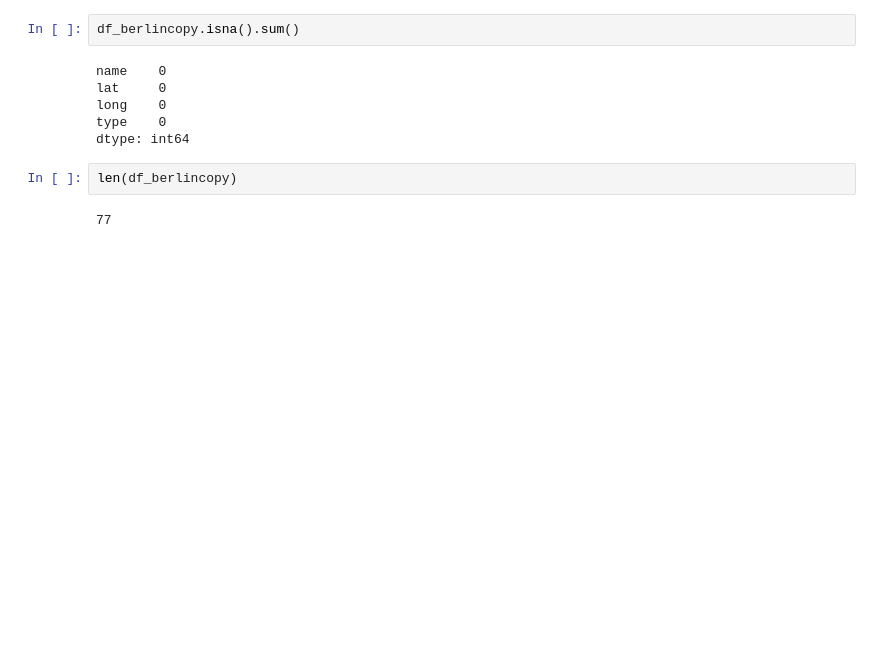
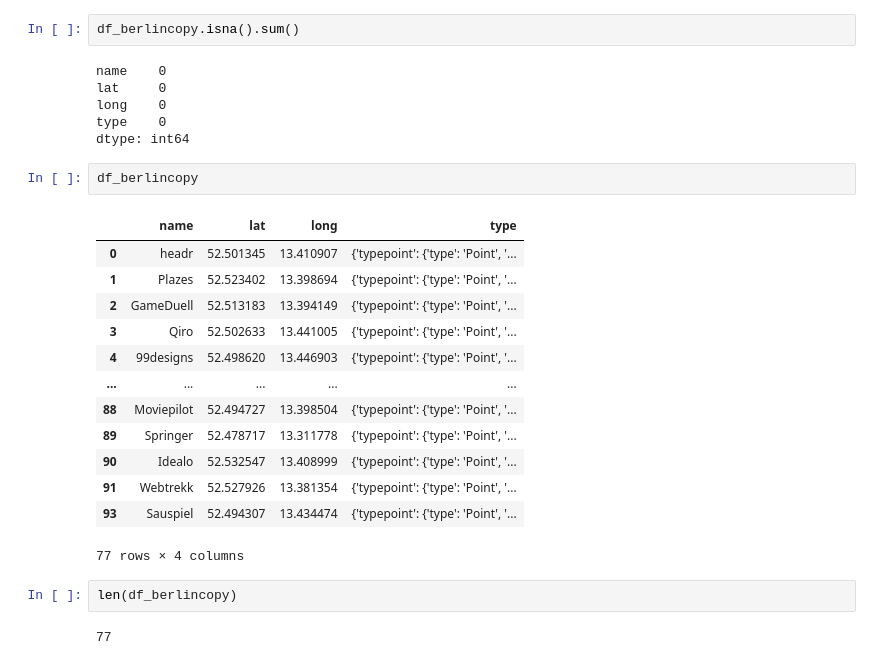
Before and after one commit to Chelechepe/Project-III-Geospatial, a Jupyter notebook: Project_3_Geospatial.ipynb, the cells around one changed output. Saved outputs shown, nothing was run; the diff lists cells and outputs as text; blank space fills up the shorter version.

```diff
--- a/Project_3_Geospatial.ipynb
+++ b/Project_3_Geospatial.ipynb
@@ -232,6 +232,22 @@ lat     0
 long    0
 type    0
 dtype: int64
+# %%
+df_berlincopy
+# %% [output]
+|  | name | lat | long | type |
+| 0 | headr | 52.501345 | 13.410907 | {'typepoint': {'type': 'Point', '... |
+| 1 | Plazes | 52.523402 | 13.398694 | {'typepoint': {'type': 'Point', '... |
+| 2 | GameDuell | 52.513183 | 13.394149 | {'typepoint': {'type': 'Point', '... |
+| 3 | Qiro | 52.502633 | 13.441005 | {'typepoint': {'type': 'Point', '... |
+| 4 | 99designs | 52.498620 | 13.446903 | {'typepoint': {'type': 'Point', '... |
+| ... | ... | ... | ... | ... |
+| 88 | Moviepilot | 52.494727 | 13.398504 | {'typepoint': {'type': 'Point', '... |
+| 89 | Springer | 52.478717 | 13.311778 | {'typepoint': {'type': 'Point', '... |
+| 90 | Idealo | 52.532547 | 13.408999 | {'typepoint': {'type': 'Point', '... |
+| 91 | Webtrekk | 52.527926 | 13.381354 | {'typepoint': {'type': 'Point', '... |
+| 93 | Sauspiel | 52.494307 | 13.434474 | {'typepoint': {'type': 'Point', '... |
+77 rows × 4 columns
 # %%
 len(df_berlincopy)
 # %% [output]
```
Also changed, not shown: parts of 23 cells of this notebook, 13 other files.
